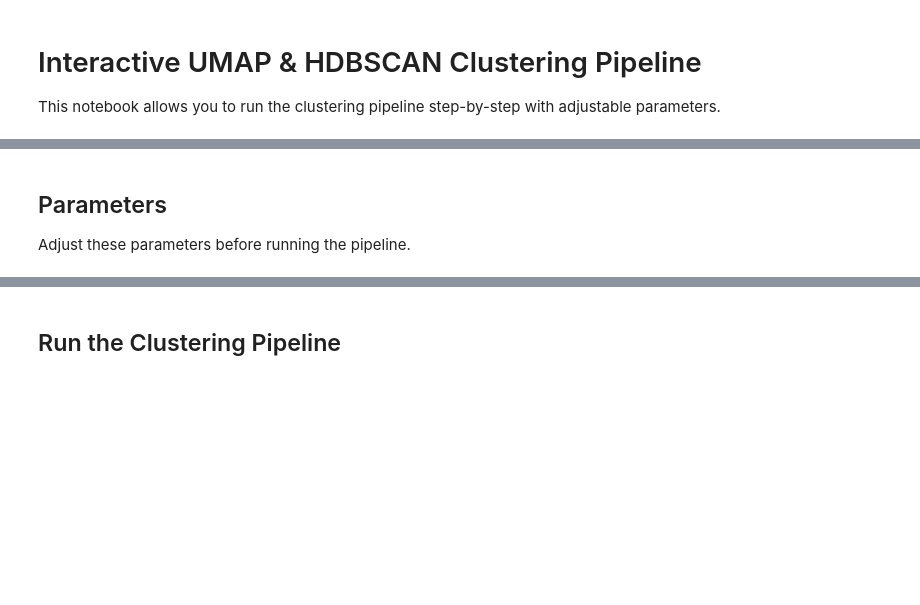
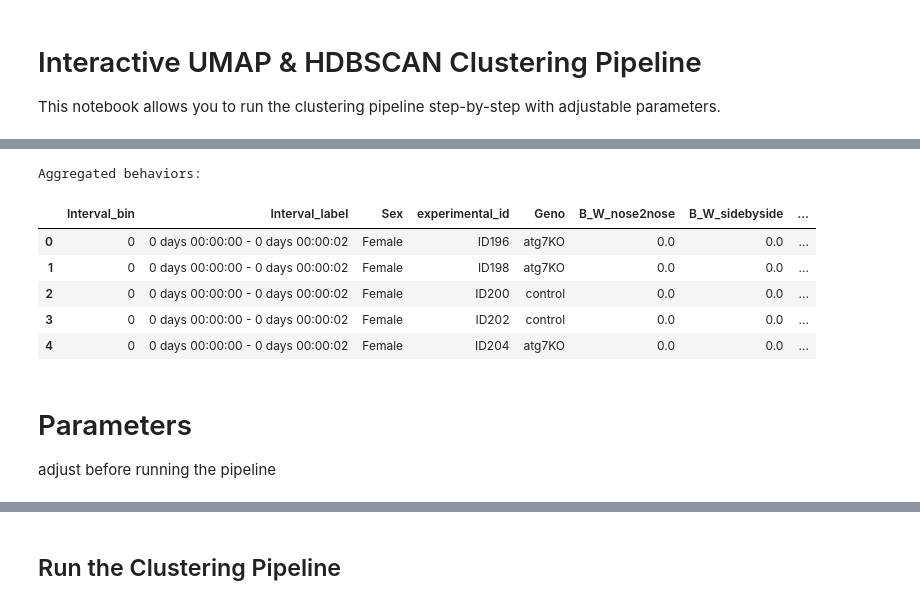
Before and after one commit to veronikakvr/deepof-umap-hdbscan, a Jupyter notebook: UMAP_HDBSCAN_Interactive.ipynb, the cells around one changed output, grey strips where cells are left out. Saved outputs shown, nothing was run; the diff lists cells and outputs as text; code cells hidden in the pictures; blank space fills up the shorter version.

```diff
--- a/UMAP_HDBSCAN_Interactive.ipynb
+++ b/UMAP_HDBSCAN_Interactive.ipynb
@@ -42,0 +30,4 @@ def load_and_combine_data(female_path, male_path):
+# %%
+#Binning interval length in seconds - can be altered based on your data
+#This is the length of the time window for which the data will be aggregated
+INTERVAL_LENGTH_SEC = 2
@@ -42,0 +72,5 @@ def load_and_combine_data(female_path, male_path):
+# %%
+# Create intervals
+combined_df = create_intervals(combined_df, INTERVAL_LENGTH_SEC)
+print("Intervals created:")
+display(combined_df[['Time', 'Interval_label']].head())
@@ -43,3 +85,16 @@ def load_and_combine_data(female_path, male_path):
+# %%
+# Aggregate behaviors
+agg_df = aggregate_behaviors(combined_df, behavior_cols)
+print("Aggregated behaviors:")
+display(agg_df.head())
+# %% [output]
+Aggregated behaviors:
+|  | Interval_bin | Interval_label | Sex | experimental_id | Geno | B_W_nose2nose | B_W_sidebyside | ... |
+| 0 | 0 | 0 days 00:00:00 - 0 days 00:00:02 | Female | ID196 | atg7KO | 0.0 | 0.0 | ... |
+| 1 | 0 | 0 days 00:00:00 - 0 days 00:00:02 | Female | ID198 | atg7KO | 0.0 | 0.0 | ... |
+| 2 | 0 | 0 days 00:00:00 - 0 days 00:00:02 | Female | ID200 | control | 0.0 | 0.0 | ... |
+| 3 | 0 | 0 days 00:00:00 - 0 days 00:00:02 | Female | ID202 | control | 0.0 | 0.0 | ... |
+| 4 | 0 | 0 days 00:00:00 - 0 days 00:00:02 | Female | ID204 | atg7KO | 0.0 | 0.0 | ... |
 # %% [markdown]
-## Parameters
-Adjust these parameters before running the pipeline.
+# Parameters
+adjust before running the pipeline
```
Also changed, not shown: parts of 25 cells of this notebook, 6 other files.
